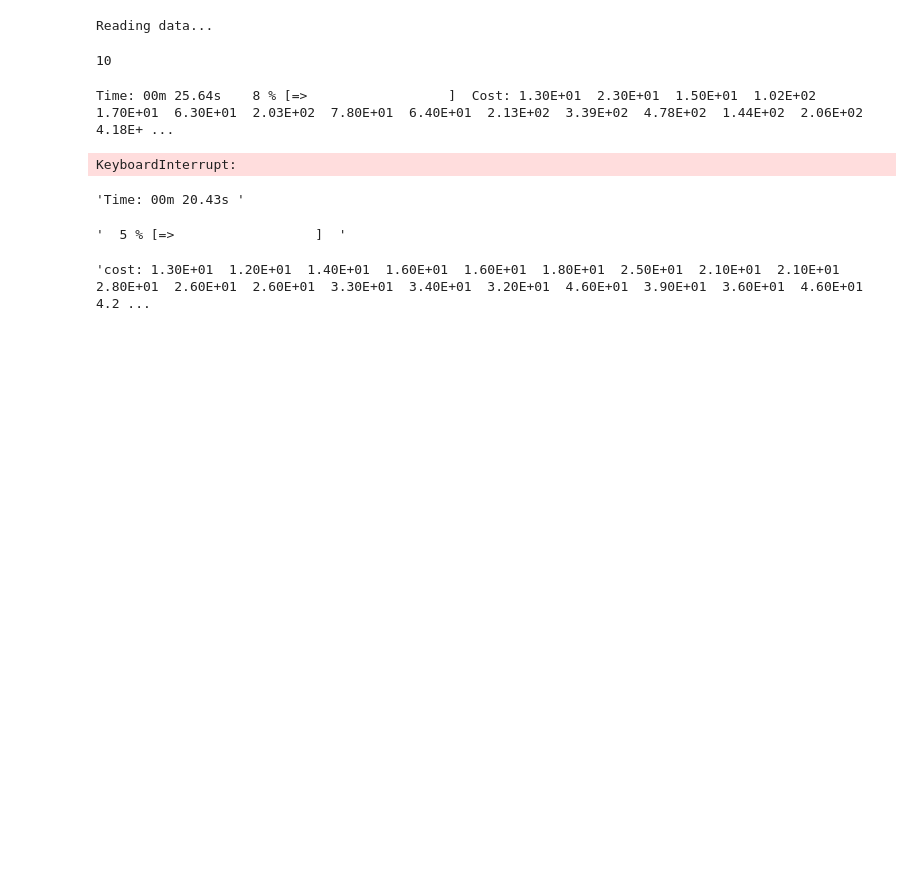
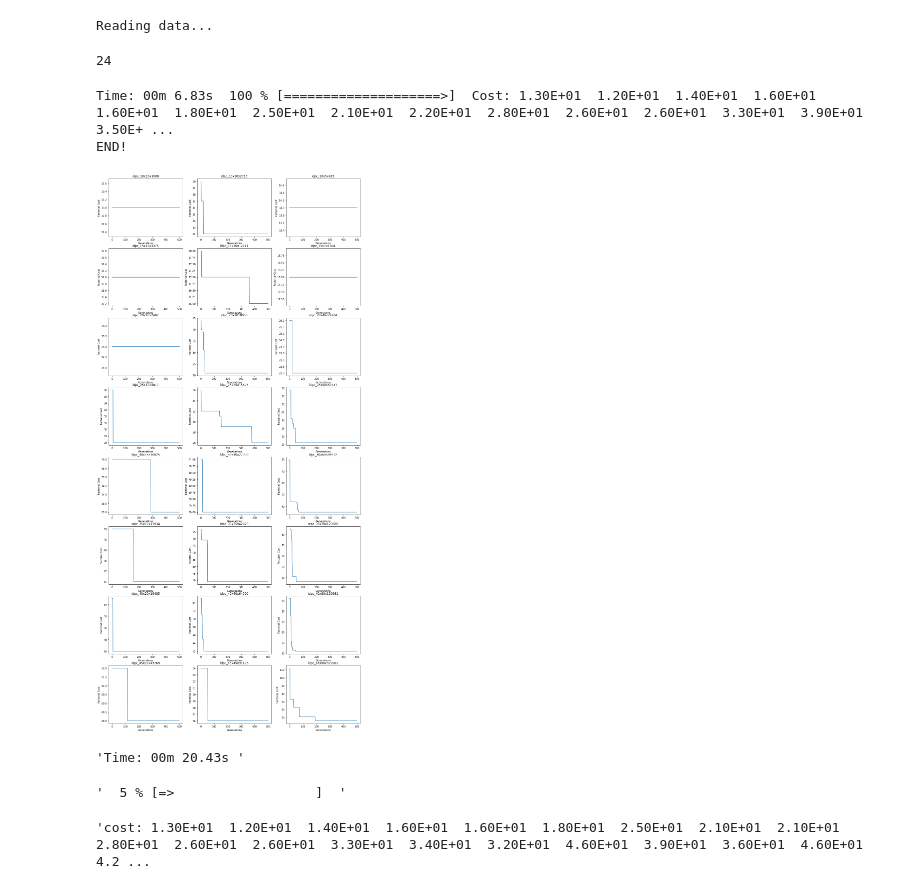
Before and after one commit to KM-MSO/MFEA_MSO, a Jupyter notebook: 8_IDPC_DU.ipynb, the cells around one changed output. Drawn from its saved outputs; the diff is of its cells as text; code cells hidden in the pictures; blank space fills up the shorter version.

```diff
--- a/8_IDPC_DU.ipynb
+++ b/8_IDPC_DU.ipynb
@@ -9,10 +9,10 @@ from MFEA_lib.operators.Selection import *
 tasks, IndClass = IDPC_EDU_benchmark.get_tasks(1)
 # %% [output]
 Reading data...
-# %%
-tasks[0].num_nodes
-# %% [output]
-10
+# %%
+len(tasks)
+# %% [output]
+24
 # %%
 baseModel = MFEA_base.model()
 baseModel.compile(
@@ -24,12 +24,16 @@ baseModel.compile(
     selection= ElitismSelection()
 )
 solve = baseModel.fit(
-    nb_generations = 500, rmp = 0.3, nb_inds_each_task= 100,
+    nb_generations = 500, rmp = 0.3, nb_inds_each_task= int(100/24),
     bound_pop= [0, 1], evaluate_initial_skillFactor= True
 )
 # %% [output]
-Time: 00m 25.64s    8 % [=>                  ]  Cost: 1.30E+01  2.30E+01  1.50E+01  1.02E+02  1.70E+01  6.30E+01  2.03E+02  7.80E+01  6.40E+01  2.13E+02  3.39E+02  4.78E+02  1.44E+02  2.06E+02  4.18E+ ...
+Time: 00m 6.83s  100 % [====================>]  Cost: 1.30E+01  1.20E+01  1.40E+01  1.60E+01  1.60E+01  1.80E+01  2.50E+01  2.10E+01  2.20E+01  2.80E+01  2.60E+01  2.60E+01  3.30E+01  3.90E+01  3.50E+ ...
+END!
-KeyboardInterrupt:
+# %%
+baseModel.render_history()
+# %% [output]
+[figure, added]
 # %%
 baseModel = SA_MFEA.model()
 baseModel.compile(
```
